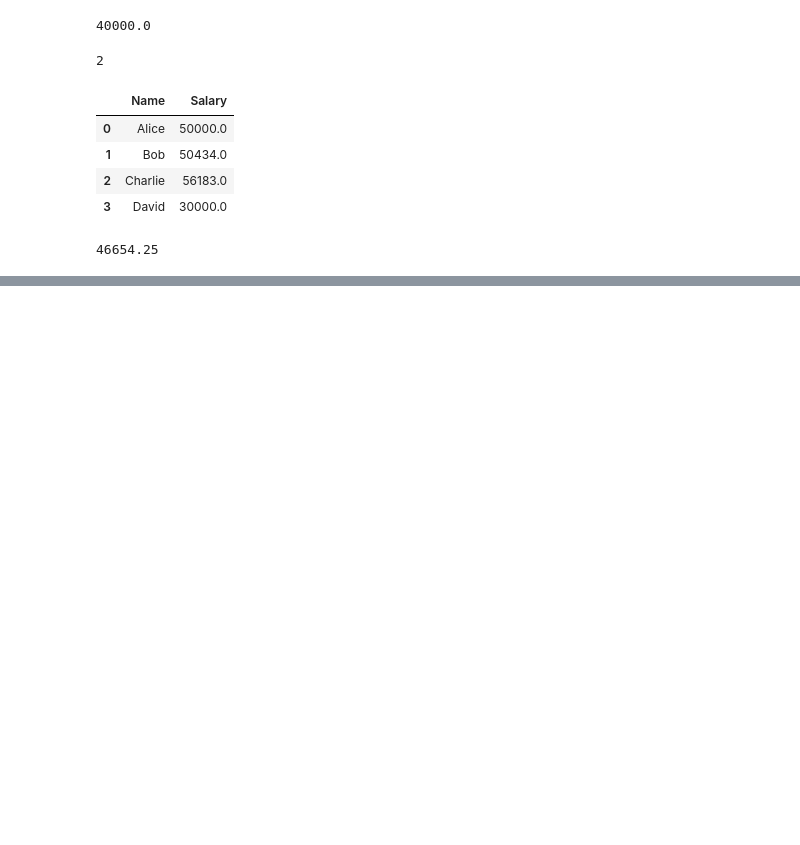
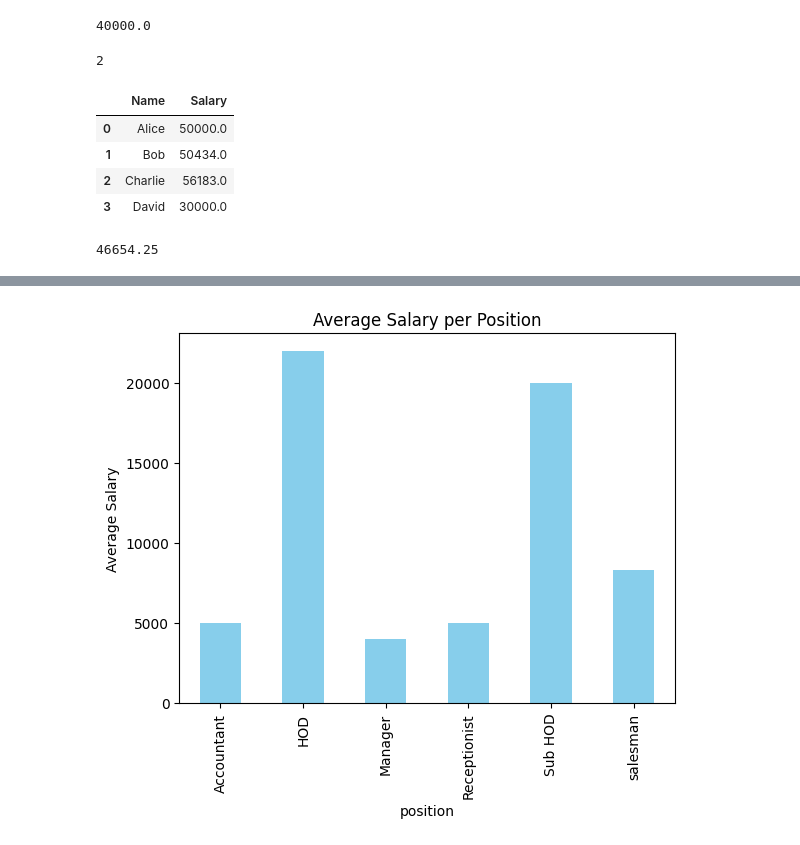
Before and after one commit to SankalpaGit/Random_Coding, a Jupyter notebook: python/data.ipynb, the cells around one changed output, grey strips where cells are left out. Cells and saved outputs as stored; diff of their text form; code cells hidden in the pictures; blank space fills up the shorter version.

Commit message:
data analysis for employee dataset

```diff
--- a/python/data.ipynb
+++ b/python/data.ipynb
@@ -101,3 +101,18 @@ post_avg_salary = df['Salary'].mean()
 print(post_avg_salary)
 # %% [output]
 46654.25
+# %%
+import pandas as pd
+import numpy as np
+
+# Employee Dataset
+
+Employees = {
+    "reg_id": [100 , 101, 102, 103, 104, 105, 106, 107, 108, 109],
+    "name" : [ "Sankalpa", "Shristi", "Virat", "Rohit", "Samark", "Shreyas", "Guras", "Paras","Pramesh", "Mohit"],
+    "salary" :[22000, 20000, 2000, 5000, 5000, 5000, 5000, 15000, 5000, 5000],
+    "position" :["HOD", "Sub HOD", "Manager", "Manager", "Manager", "Receptionist" ,"Accountant", "salesman", "salesman", "salesman"],
+}
+
+employee_df = pd.DataFrame(Employees)
+employee_df.head()
@@ -103,0 +249,9 @@ print(post_avg_salary)
+# %%
+import matplotlib.pyplot as plt
+
+avg_salary = employee_df.groupby('position')['salary'].mean()
+avg_salary.plot(kind='bar', color='skyblue', title='Average Salary per Position')
+plt.ylabel('Average Salary')
+plt.show()
+# %% [output]
+[figure, added]
```
Also changed, not shown: parts of 10 cells of this notebook.
